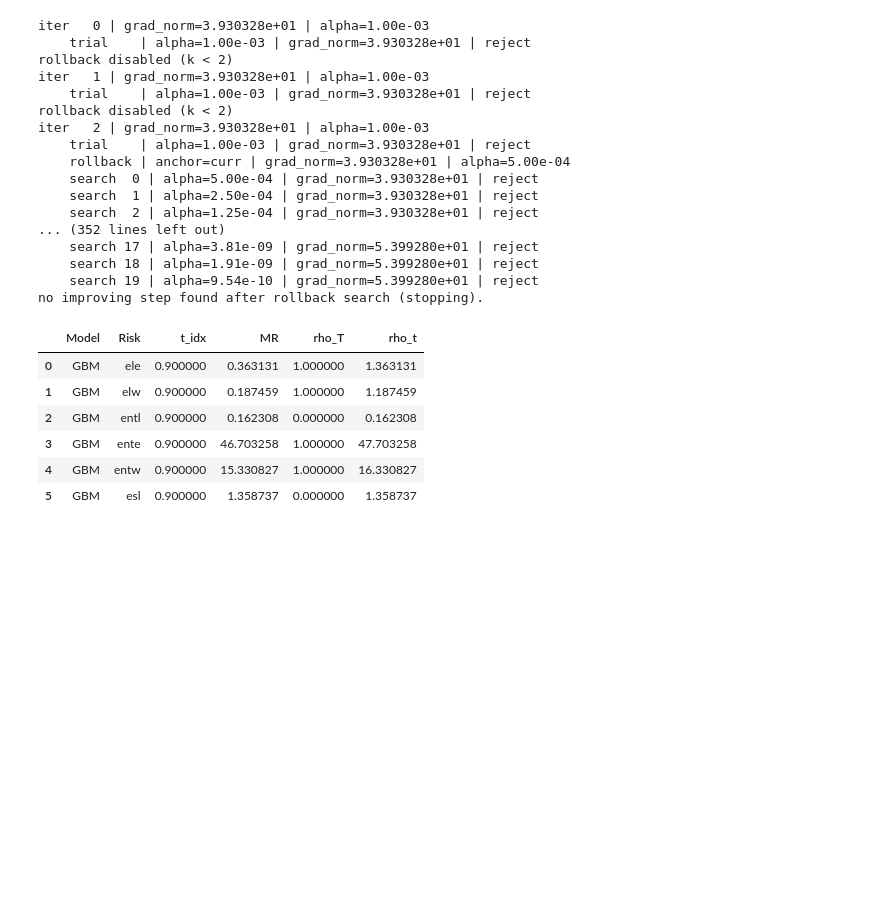
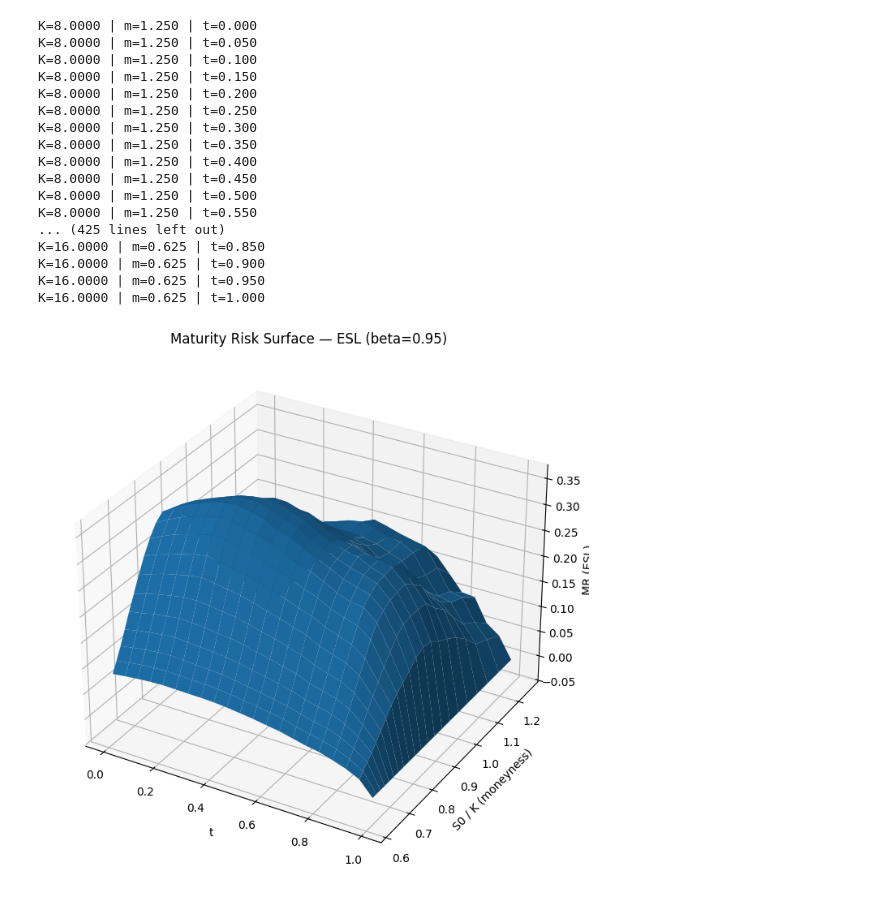
Before and after one commit to JoaoJungblut/Maturity-Risk-for-Variational-Heding, a Jupyter notebook: test.ipynb, the cells around one changed output. Drawn from its saved outputs; the diff is of its cells as text; code cells hidden in the pictures; blank space fills up the shorter version.

```diff
--- a/test.ipynb
+++ b/test.ipynb
@@ -25,7 +25,7 @@ U = 10.0
 
 np.random.seed(123)
 
-t_idx = 0.9
+t_idx = 0.2
 
 # -----------------------------
 # 1) Instancia + simula S e H
@@ -82,28 +82,3 @@ df_MR = pd.DataFrame(rows)
 
 pd.set_option("display.float_format", lambda x: f"{x:.6f}")
 display(df_MR)
-# %% [output]
-iter   0 | grad_norm=3.930328e+01 | alpha=1.00e-03
-    trial    | alpha=1.00e-03 | grad_norm=3.930328e+01 | reject
-rollback disabled (k < 2)
-iter   1 | grad_norm=3.930328e+01 | alpha=1.00e-03
-    trial    | alpha=1.00e-03 | grad_norm=3.930328e+01 | reject
-rollback disabled (k < 2)
-iter   2 | grad_norm=3.930328e+01 | alpha=1.00e-03
-    trial    | alpha=1.00e-03 | grad_norm=3.930328e+01 | reject
-    rollback | anchor=curr | grad_norm=3.930328e+01 | alpha=5.00e-04
-    search  0 | alpha=5.00e-04 | grad_norm=3.930328e+01 | reject
-    search  1 | alpha=2.50e-04 | grad_norm=3.930328e+01 | reject
-    search  2 | alpha=1.25e-04 | grad_norm=3.930328e+01 | reject
-... (352 lines left out)
-    search 17 | alpha=3.81e-09 | grad_norm=5.399280e+01 | reject
-    search 18 | alpha=1.91e-09 | grad_norm=5.399280e+01 | reject
-    search 19 | alpha=9.54e-10 | grad_norm=5.399280e+01 | reject
-no improving step found after rollback search (stopping).
-|  | Model | Risk | t_idx | MR | rho_T | rho_t |
-| 0 | GBM | ele | 0.900000 | 0.363131 | 1.000000 | 1.363131 |
-| 1 | GBM | elw | 0.900000 | 0.187459 | 1.000000 | 1.187459 |
-| 2 | GBM | entl | 0.900000 | 0.162308 | 0.000000 | 0.162308 |
-| 3 | GBM | ente | 0.900000 | 46.703258 | 1.000000 | 47.703258 |
-| 4 | GBM | entw | 0.900000 | 15.330827 | 1.000000 | 16.330827 |
-| 5 | GBM | esl | 0.900000 | 1.358737 | 0.000000 | 1.358737 |
@@ -137,7 +137,7 @@ risk_kwargs = {"beta": beta}
 n_t = 21
 n_k = 21
 t_grid = np.linspace(t0, T, n_t)                # inclui T
-K_grid = np.linspace(S0 / 1.6, S0 / 0.8, n_k)   # garante moneyness em [0.8, 1.6]
+K_grid = np.linspace(S0 * 0.8, S0 * 1.6, n_k)   # garante moneyness em [0.8, 1.6]
 # equivalente a K em [6.25, 12.5] quando S0=10
 
 # Otimização
@@ -193,30 +193,49 @@ df = pd.DataFrame(rows)
 pivot = df.pivot_table(index="moneyness", columns="t", values="MR", aggfunc="mean")
 
 m_vals = pivot.index.to_numpy()
 t_vals = pivot.columns.to_numpy()
 
 T_mesh, M_mesh = np.meshgrid(t_vals, m_vals)
 MR_mesh = pivot.to_numpy()
 
 # ============================================================
 # 4) Gráfico 3D (superfície)
 # ============================================================
 fig = plt.figure(figsize=(10, 7))
 ax = fig.add_subplot(111, projection="3d")
 
 ax.plot_surface(T_mesh, M_mesh, MR_mesh, linewidth=0, antialiased=True)
 
 ax.set_xlabel("t")
 ax.set_ylabel("S0 / K (moneyness)")
 ax.set_zlabel("MR (ESL)")
 
 ax.set_title(f"Maturity Risk Surface — ESL (beta={beta})")
 
 plt.tight_layout()
 plt.show()
 
 # ============================================================
 # 5) (Opcional) salvar resultados
 # ============================================================
 # df.to_csv("mr_surface_esl.csv", index=False)
 # pivot.to_csv("mr_surface_esl_pivot.csv")
+# %% [output]
+K=8.0000 | m=1.250 | t=0.000
+K=8.0000 | m=1.250 | t=0.050
+K=8.0000 | m=1.250 | t=0.100
+K=8.0000 | m=1.250 | t=0.150
+K=8.0000 | m=1.250 | t=0.200
+K=8.0000 | m=1.250 | t=0.250
+K=8.0000 | m=1.250 | t=0.300
+K=8.0000 | m=1.250 | t=0.350
+K=8.0000 | m=1.250 | t=0.400
+K=8.0000 | m=1.250 | t=0.450
+K=8.0000 | m=1.250 | t=0.500
+K=8.0000 | m=1.250 | t=0.550
+... (425 lines left out)
+K=16.0000 | m=0.625 | t=0.850
+K=16.0000 | m=0.625 | t=0.900
+K=16.0000 | m=0.625 | t=0.950
+K=16.0000 | m=0.625 | t=1.000
+[figure, added]
```
Also changed, not shown: parts of 2 cells of this notebook.
